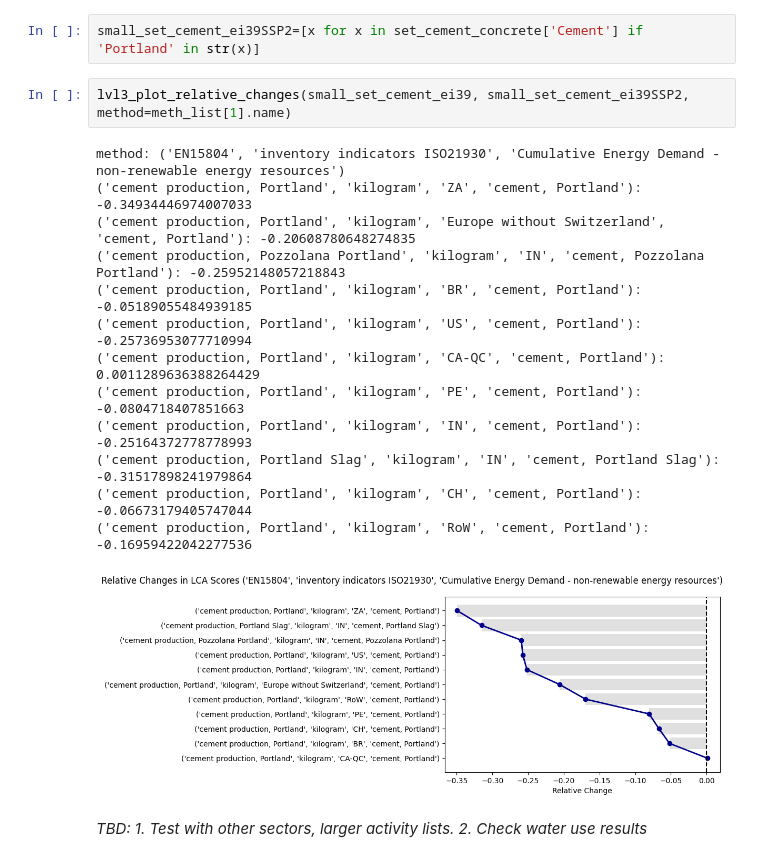
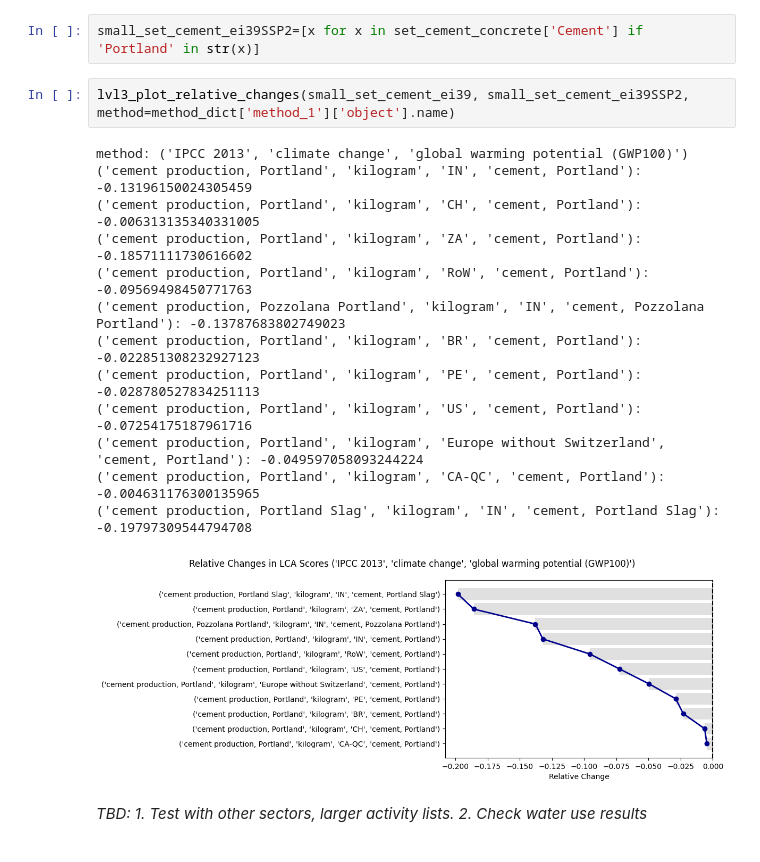
Before and after one commit to Laboratory-for-Energy-Systems-Analysis/dopo, a Jupyter notebook: dev/test_function_flow_v4.ipynb, the cells around one changed output. Saved outputs shown, nothing was run; the diff lists cells and outputs as text.

Commit message:
adapted method calling in compare_activities_multiple_methods

```diff
--- a/dev/test_function_flow_v4.ipynb
+++ b/dev/test_function_flow_v4.ipynb
@@ -237,20 +234,20 @@ small_set_cement_ei39=[x for x in set_cement_concrete_ei39['Cement'] if 'Portlan
 # %%
 small_set_cement_ei39SSP2=[x for x in set_cement_concrete['Cement'] if 'Portland' in str(x)]
 # %%
-lvl3_plot_relative_changes(small_set_cement_ei39, small_set_cement_ei39SSP2, method=meth_list[1].name)
+lvl3_plot_relative_changes(small_set_cement_ei39, small_set_cement_ei39SSP2, method=method_dict['method_1']['object'].name)
 # %% [output]
-method: ('EN15804', 'inventory indicators ISO21930', 'Cumulative Energy Demand - non-renewable energy resources')
-('cement production, Portland', 'kilogram', 'ZA', 'cement, Portland'): -0.34934446974007033
-('cement production, Portland', 'kilogram', 'Europe without Switzerland', 'cement, Portland'): -0.20608780648274835
-('cement production, Pozzolana Portland', 'kilogram', 'IN', 'cement, Pozzolana Portland'): -0.25952148057218843
-('cement production, Portland', 'kilogram', 'BR', 'cement, Portland'): -0.05189055484939185
-('cement production, Portland', 'kilogram', 'US', 'cement, Portland'): -0.25736953077710994
-('cement production, Portland', 'kilogram', 'CA-QC', 'cement, Portland'): 0.0011289636388264429
-('cement production, Portland', 'kilogram', 'PE', 'cement, Portland'): -0.0804718407851663
-('cement production, Portland', 'kilogram', 'IN', 'cement, Portland'): -0.25164372778778993
-('cement production, Portland Slag', 'kilogram', 'IN', 'cement, Portland Slag'): -0.31517898241979864
-('cement production, Portland', 'kilogram', 'CH', 'cement, Portland'): -0.06673179405747044
-('cement production, Portland', 'kilogram', 'RoW', 'cement, Portland'): -0.16959422042277536
+method: ('IPCC 2013', 'climate change', 'global warming potential (GWP100)')
+('cement production, Portland', 'kilogram', 'IN', 'cement, Portland'): -0.13196150024305459
+('cement production, Portland', 'kilogram', 'CH', 'cement, Portland'): -0.006313135340331005
+('cement production, Portland', 'kilogram', 'ZA', 'cement, Portland'): -0.18571111730616602
+('cement production, Portland', 'kilogram', 'RoW', 'cement, Portland'): -0.09569498450771763
+('cement production, Pozzolana Portland', 'kilogram', 'IN', 'cement, Pozzolana Portland'): -0.13787683802749023
+('cement production, Portland', 'kilogram', 'BR', 'cement, Portland'): -0.022851308232927123
+('cement production, Portland', 'kilogram', 'PE', 'cement, Portland'): -0.028780527834251113
+('cement production, Portland', 'kilogram', 'US', 'cement, Portland'): -0.07254175187961716
+('cement production, Portland', 'kilogram', 'Europe without Switzerland', 'cement, Portland'): -0.049597058093244224
+('cement production, Portland', 'kilogram', 'CA-QC', 'cement, Portland'): -0.004631176300135965
+('cement production, Portland Slag', 'kilogram', 'IN', 'cement, Portland Slag'): -0.19797309544794708
-[figure, old version]
+[figure, new version]
 # %% [markdown]
 *TBD: 1. Test with other sectors, larger activity lists. 2. Check water use results*
```
Also changed, not shown: parts of 13 cells of this notebook, 2 other files.
